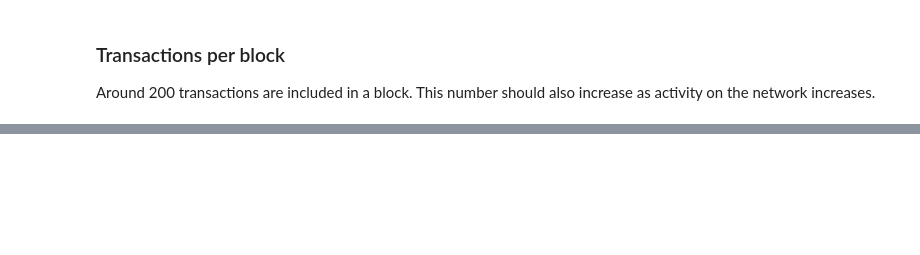
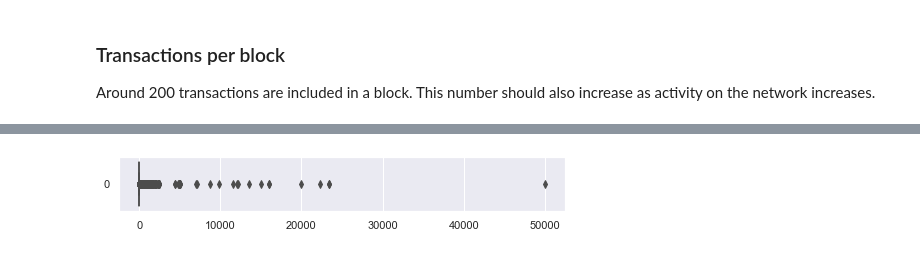
Before and after one commit to girishji/EthDatabase, a Jupyter notebook: EthDb.ipynb, the cells around one changed output, grey strips where cells are left out. Saved outputs shown, nothing was run; the diff lists cells and outputs as text; code cells hidden in the pictures; blank space fills up the shorter version.

```diff
--- a/EthDb.ipynb
+++ b/EthDb.ipynb
@@ -452,9 +379,5 @@ tpb = db.cursor().execute('SELECT blockNumber, count(txHash) FROM Tx GROUP BY bl
 # %%
-
-
-# distribution of value (wei)
 values = db.cursor().execute('SELECT value FROM Tx')
-
-# (pd.DataFrame([float(i[0]) / wei_per_eth for i in values.fetchall() if float(i[0]) > 0], columns = ['eth'])
-#     .pipe((sns.histplot, 'data'), x = 'eth')
-# )
+vals = pd.Series([float(i[0]) / wei_per_eth for i
+    in values.fetchall() if float(i[0]) > 0])
+vals.describe()
@@ -461,3 +393,0 @@ values = db.cursor().execute('SELECT value FROM Tx')
-# %%
-#vals = pd.DataFrame([float(i[0]) / wei_per_eth for i in values.fetchall() if float(i[0]) > 0], columns = ['eth'])
-vals = pd.Series([float(i[0]) / wei_per_eth for i in values.fetchall() if float(i[0]) > 0])
@@ -502,0 +394,6 @@ db.cursor().execute('SELECT txTo, count(txTo) FROM Tx GROUP BY txTo ORDER BY cou
+# %%
+fig, ax = plt.subplots(figsize=(8, 1))
+#seaborn.violinplot(ax=ax, data=df, **violin_options)
+vals.where(lambda x: x > 0.1).pipe((sns.boxplot, 'data'), ax = ax, orient = 'h');
+# %% [output]
+[figure, added]
```
Also changed, not shown: parts of 26 cells of this notebook.
